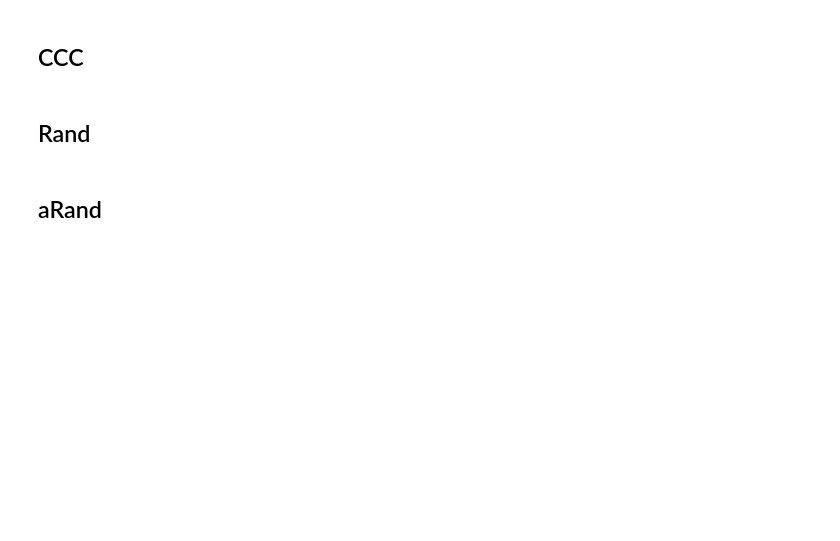
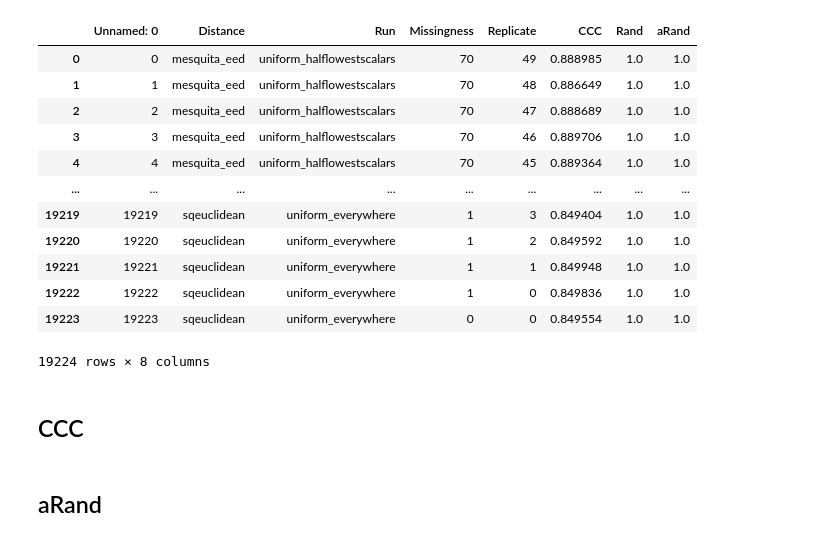
Before and after one commit to jorisfu/chm-supp, a Jupyter notebook: analysis/resultanalysis.ipynb, the cells around one changed output. Drawn from its saved outputs; the diff is of its cells as text; code cells hidden in the pictures; blank space fills up the shorter version.

```diff
--- a/analysis/resultanalysis.ipynb
+++ b/analysis/resultanalysis.ipynb
@@ -2,8 +2,51 @@
 import plotly.express as px
 import pandas as pd
 # %%
-RESULTS_FILE = "../results/runs-synth-1789418869.csv"
-SCENARIO = "uniform_everywhere"
+RESULTS_FILES = [
+    "../results/sc-runs/runs-synth-1789418869.csv",
+    "../results/sc-runs/runs-ev-1789672175.csv",
+]
+
+SCENARIOS = [
+    "uniform_everywhere",
+    "uniform_halflowestscalars",
+    "uniform_lowestrowsumsonly",
+    "uniform_randomrows"
+]
+
+LOWSC = SCENARIOS[1:]
+
+LINEPLOT_SIZE = {"width": 1000, "height": 800}
+DISTLABELS = {
+    "nandist_euclidean": "nandist Euclidean",
+    "dixon_pds_sqeuclidean": "PDS",
+    "sqeuclidean": "CC sqeuclidean",
+    "eirola_esd_gmm": "ESD/GMM",
+    "eirola_esd_mvn": "ESD/MVN",
+    "mesquita_eed": "EED",
+}
+SCENARIO_LABELS = {
+    "uniform_everywhere": "All rows",
+    "uniform_halflowestscalars": "Lower half of z-values",
+    "uniform_lowestrowsumsonly": "30% of rows with lowest sum",
+    "uniform_randomrows": "30% of rows, randomly selected",
+}
+# %%
+RESULTS_FILE = RESULTS_FILES[1]
 # %%
 df = pd.read_csv(RESULTS_FILE)
-df = df[df["Run"] == SCENARIO]
+df
+# %% [output]
+|  | Unnamed: 0 | Distance | Run | Missingness | Replicate | CCC | Rand | aRand |
+| 0 | 0 | mesquita_eed | uniform_halflowestscalars | 70 | 49 | 0.888985 | 1.0 | 1.0 |
+| 1 | 1 | mesquita_eed | uniform_halflowestscalars | 70 | 48 | 0.886649 | 1.0 | 1.0 |
+| 2 | 2 | mesquita_eed | uniform_halflowestscalars | 70 | 47 | 0.888689 | 1.0 | 1.0 |
+| 3 | 3 | mesquita_eed | uniform_halflowestscalars | 70 | 46 | 0.889706 | 1.0 | 1.0 |
+| 4 | 4 | mesquita_eed | uniform_halflowestscalars | 70 | 45 | 0.889364 | 1.0 | 1.0 |
+| ... | ... | ... | ... | ... | ... | ... | ... | ... |
+| 19219 | 19219 | sqeuclidean | uniform_everywhere | 1 | 3 | 0.849404 | 1.0 | 1.0 |
+| 19220 | 19220 | sqeuclidean | uniform_everywhere | 1 | 2 | 0.849592 | 1.0 | 1.0 |
+| 19221 | 19221 | sqeuclidean | uniform_everywhere | 1 | 1 | 0.849948 | 1.0 | 1.0 |
+| 19222 | 19222 | sqeuclidean | uniform_everywhere | 1 | 0 | 0.849836 | 1.0 | 1.0 |
+| 19223 | 19223 | sqeuclidean | uniform_everywhere | 0 | 0 | 0.849554 | 1.0 | 1.0 |
+19224 rows × 8 columns
@@ -20,2 +74,0 @@ fig.show()
-# %% [markdown]
-## Rand
```
Also changed, not shown: parts of 11 cells of this notebook, 4 other files.
